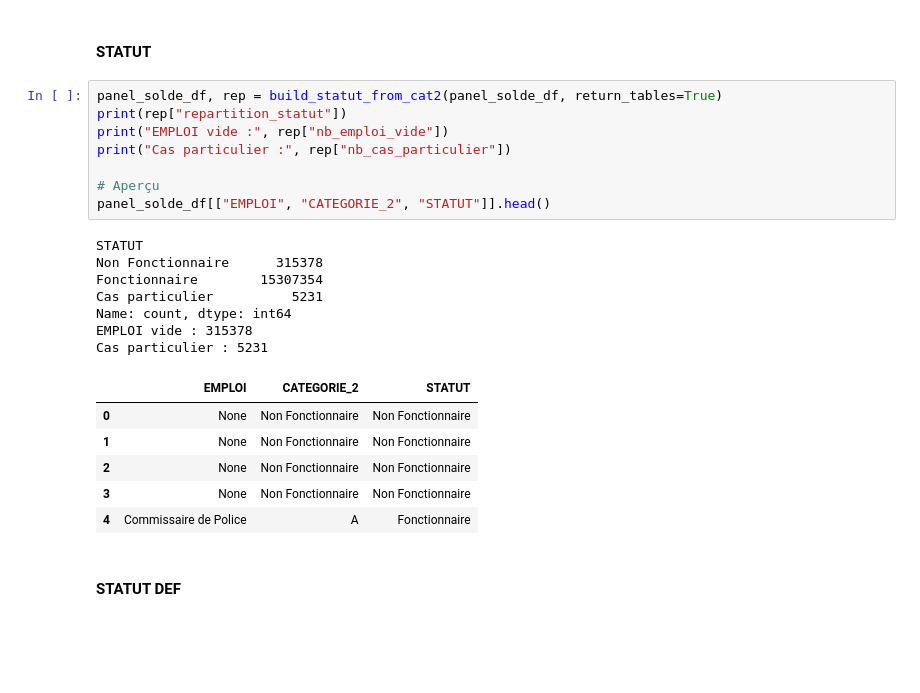
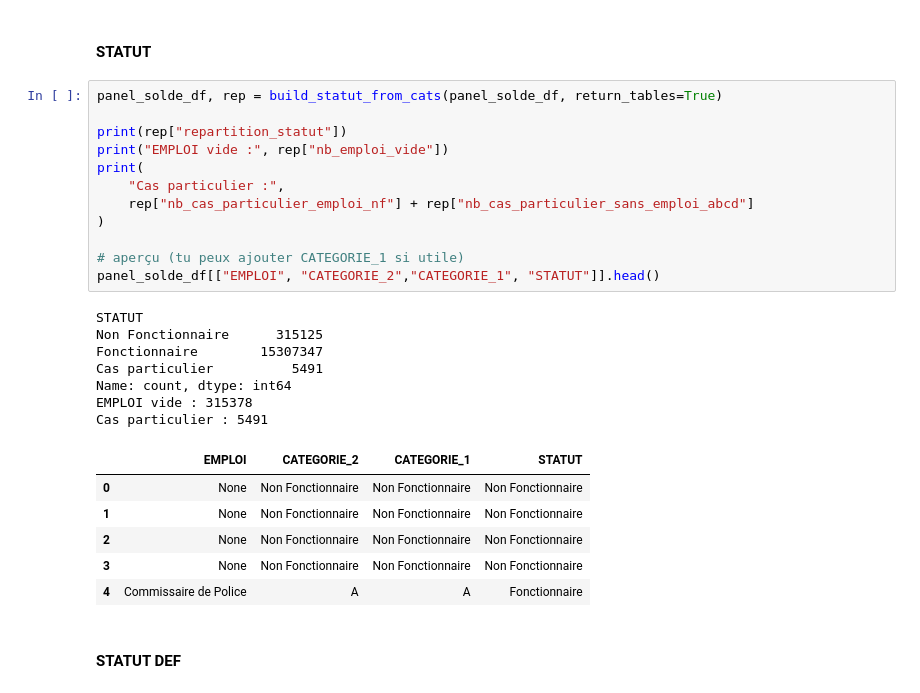
Before and after one commit to cae-ins/panel_admin_data, a Jupyter notebook: Traiment_Data_Solde_1.ipynb, the cells around one changed output. Saved outputs shown, nothing was run; the diff lists cells and outputs as text; blank space fills up the shorter version.

```diff
--- a/Traiment_Data_Solde_1.ipynb
+++ b/Traiment_Data_Solde_1.ipynb
@@ -889,28 +931,32 @@ D                    428681
 Total              15627963
 # %% [markdown]
 #### STATUT
-# %%
-panel_solde_df, rep = build_statut_from_cat2(panel_solde_df, return_tables=True)
-print(rep["repartition_statut"])
-print("EMPLOI vide :", rep["nb_emploi_vide"])
-print("Cas particulier :", rep["nb_cas_particulier"])
-
-# Aperçu
-panel_solde_df[["EMPLOI", "CATEGORIE_2", "STATUT"]].head()
-# %% [output]
-STATUT
-Non Fonctionnaire      315378
-Fonctionnaire        15307354
-Cas particulier          5231
-Name: count, dtype: int64
-EMPLOI vide : 315378
-Cas particulier : 5231
-|  | EMPLOI | CATEGORIE_2 | STATUT |
-| 0 | None | Non Fonctionnaire | Non Fonctionnaire |
-| 1 | None | Non Fonctionnaire | Non Fonctionnaire |
-| 2 | None | Non Fonctionnaire | Non Fonctionnaire |
-| 3 | None | Non Fonctionnaire | Non Fonctionnaire |
-| 4 | Commissaire de Police | A | Fonctionnaire |
+# %%
+panel_solde_df, rep = build_statut_from_cats(panel_solde_df, return_tables=True)
+
+print(rep["repartition_statut"])
+print("EMPLOI vide :", rep["nb_emploi_vide"])
+print(
+    "Cas particulier :",
+    rep["nb_cas_particulier_emploi_nf"] + rep["nb_cas_particulier_sans_emploi_abcd"]
+)
+
+# aperçu (tu peux ajouter CATEGORIE_1 si utile)
+panel_solde_df[["EMPLOI", "CATEGORIE_2","CATEGORIE_1", "STATUT"]].head()
+# %% [output]
+STATUT
+Non Fonctionnaire      315125
+Fonctionnaire        15307347
+Cas particulier          5491
+Name: count, dtype: int64
+EMPLOI vide : 315378
+Cas particulier : 5491
+|  | EMPLOI | CATEGORIE_2 | CATEGORIE_1 | STATUT |
+| 0 | None | Non Fonctionnaire | Non Fonctionnaire | Non Fonctionnaire |
+| 1 | None | Non Fonctionnaire | Non Fonctionnaire | Non Fonctionnaire |
+| 2 | None | Non Fonctionnaire | Non Fonctionnaire | Non Fonctionnaire |
+| 3 | None | Non Fonctionnaire | Non Fonctionnaire | Non Fonctionnaire |
+| 4 | Commissaire de Police | A | A | Fonctionnaire |
 # %% [markdown]
 #### STATUT DEF
 # %%
```
Also changed, not shown: parts of 2 cells of this notebook.
